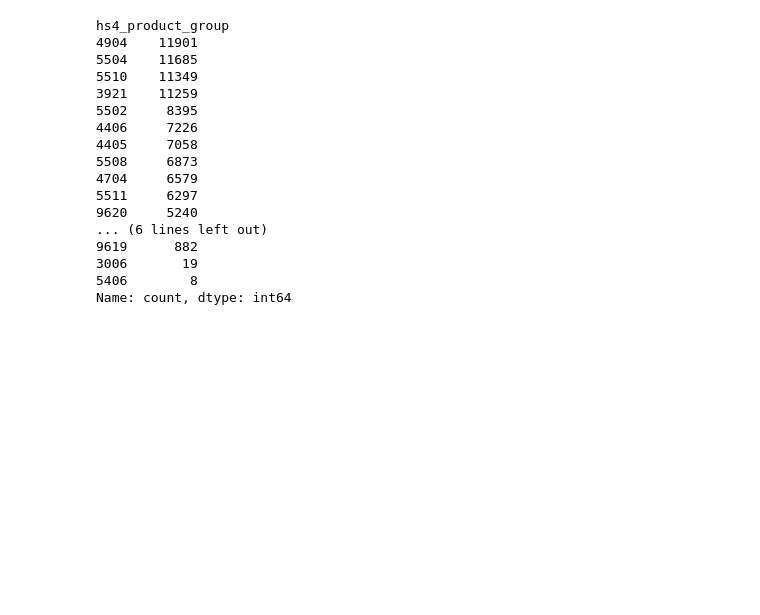
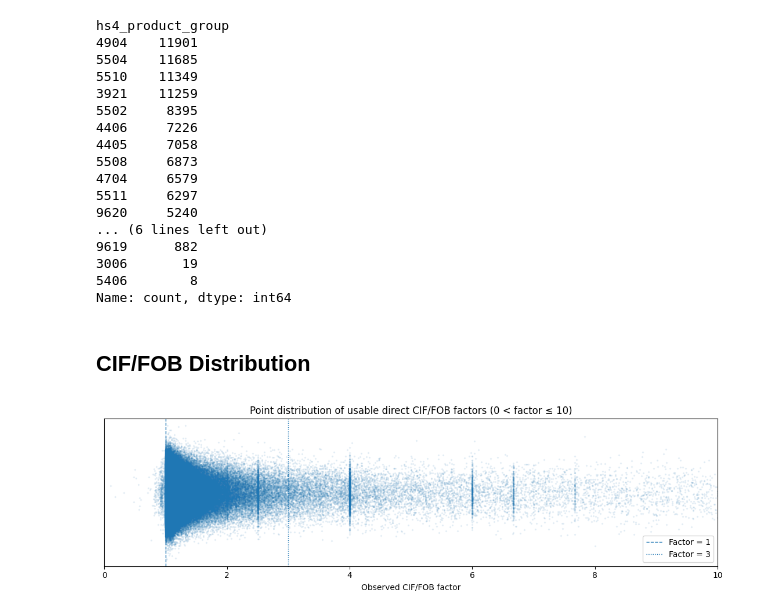
Before and after one commit to TI-ForestProductsMarkets/vacoda, a Jupyter notebook: notebooks/11_explore_hs_code.ipynb, the cells around one changed output. Drawn from its saved outputs; the diff is of its cells as text; code cells hidden in the pictures; blank space fills up the shorter version.

```diff
--- a/notebooks/11_explore_hs_code.ipynb
+++ b/notebooks/11_explore_hs_code.ipynb
@@ -382,3 +382,43 @@ hs4_product_group
 3006       19
 5406        8
 Name: count, dtype: int64
+# %% [markdown]
+## CIF/FOB Distribution
+# %%
+import duckdb
+import numpy as np
+import matplotlib.pyplot as plt
+
+path = "/storage/vacoda/data/interim/cif_fob/target_h5/target_h5_cif_fob_training_sample.parquet"
+
+query = f"""
+SELECT
+    observed_cif_fob_factor
+FROM read_parquet('{path}')
+WHERE observed_cif_fob_factor IS NOT NULL
+  AND observed_cif_fob_factor > 0
+  AND observed_cif_fob_factor <= 10
+  AND has_import_direct_factor = TRUE
+"""
+
+df_10 = duckdb.query(query).df()
+
+x = df_10["observed_cif_fob_factor"].to_numpy()
+
+# vertical jitter only for visibility
+rng = np.random.default_rng(42)
+y = rng.normal(loc=0, scale=0.06, size=len(x))
+
+plt.figure(figsize=(11, 3.5))
+plt.scatter(x, y, s=2, alpha=0.08)
+plt.axvline(1.0, linestyle="--", linewidth=1, label="Factor = 1")
+plt.axvline(3.0, linestyle=":", linewidth=1, label="Factor = 3")
+plt.xlim(0, 10)
+plt.yticks([])
+plt.xlabel("Observed CIF/FOB factor")
+plt.title("Point distribution of usable direct CIF/FOB factors (0 < factor ≤ 10)")
+plt.legend()
+plt.tight_layout()
+plt.show()
+# %% [output]
+[figure, added]
```
Also changed, not shown: parts of 12 cells of this notebook, 10 other files.
